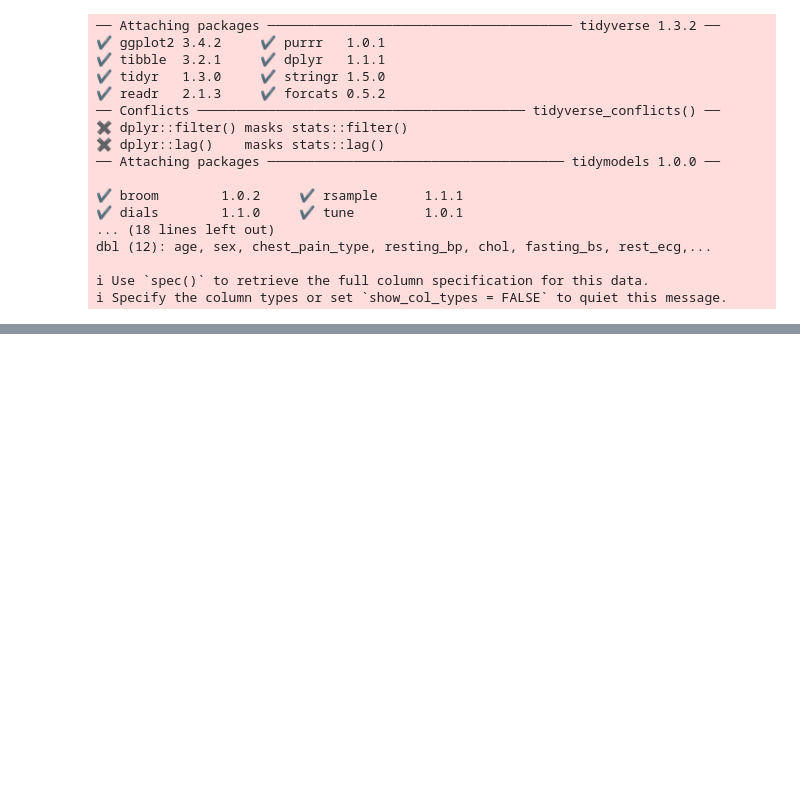
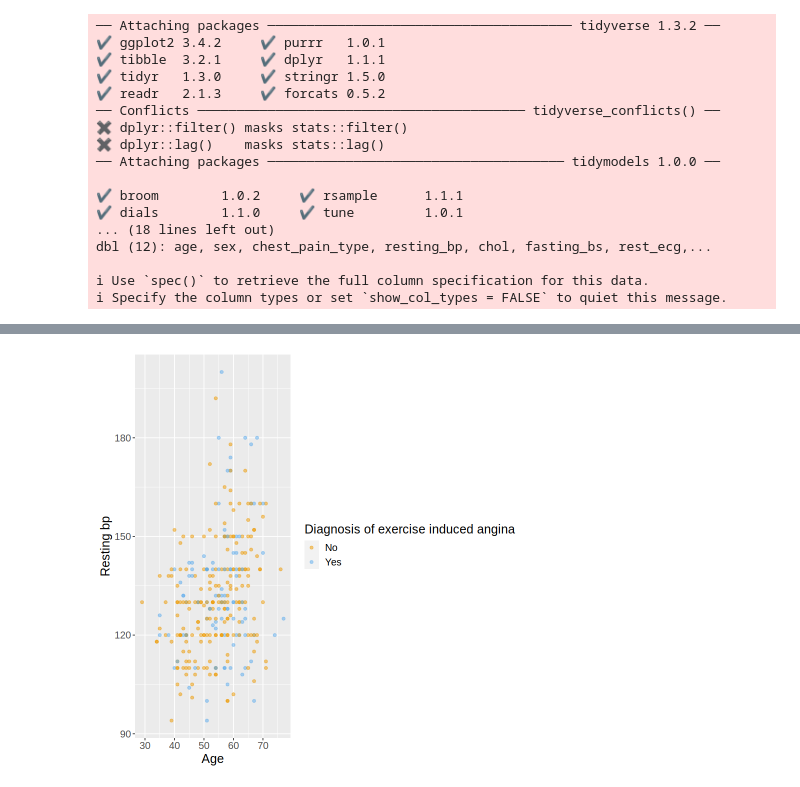
Before and after one commit to elaines6/dsci-100-group-project, a Jupyter notebook: heart_disease_group_report.ipynb, the cells around one changed output, grey strips where cells are left out. Cells and saved outputs as stored; diff of their text form; code cells hidden in the pictures; blank space fills up the shorter version.

```diff
--- a/heart_disease_group_report.ipynb
+++ b/heart_disease_group_report.ipynb
@@ -44,0 +93,13 @@ dbl (12): age, sex, chest_pain_type, resting_bp, chol, fasting_bs, rest_ecg,...
+# %%
+heart_plot_three <- heart_data_tidy|>
+    ggplot(aes(x= age, y= resting_bp, color = exercise_induced_angina))+
+    geom_point(alpha= 0.5) +
+    labs(x= "Age",
+         y= "Resting bp",
+         color = "Diagnosis of exercise induced angina") +
+    scale_color_manual(values = c("orange2", "steelblue2")) +
+    theme(text = element_text(size = 15))
+
+heart_plot_three
+# %% [output]
+[figure, added]
```
Also changed, not shown: parts of 9 cells of this notebook.
